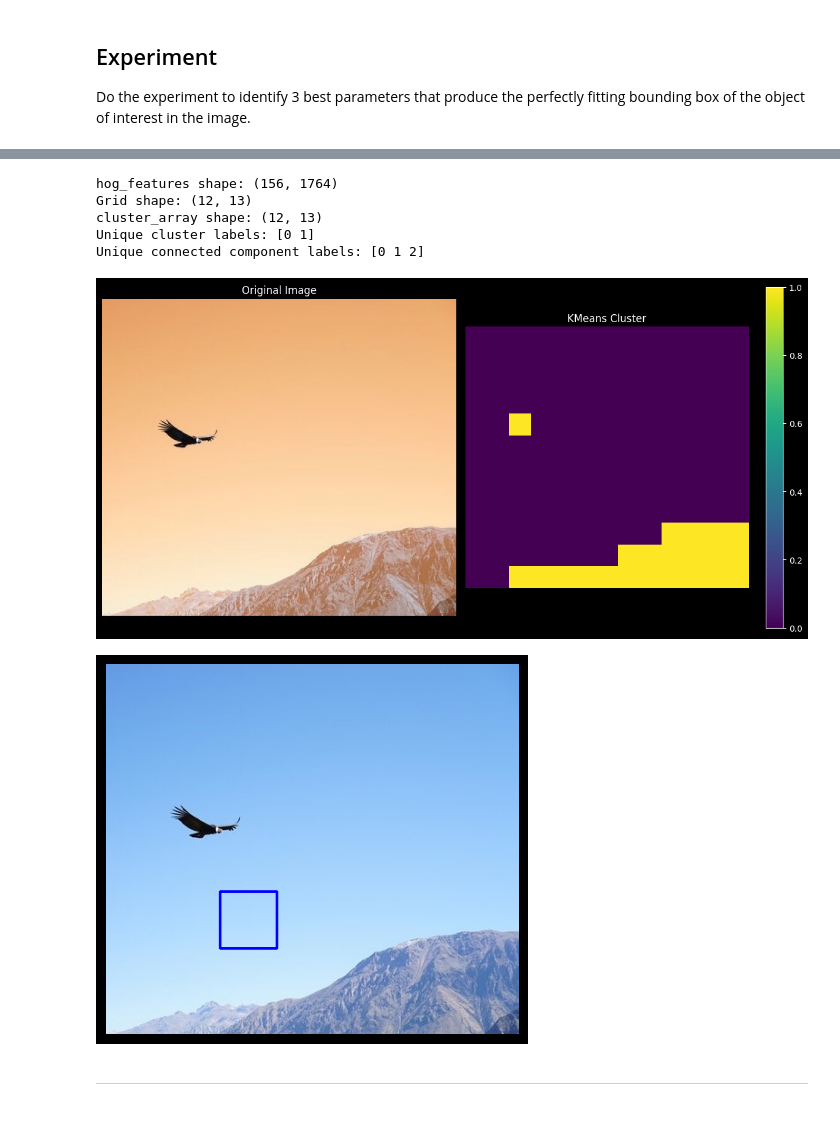
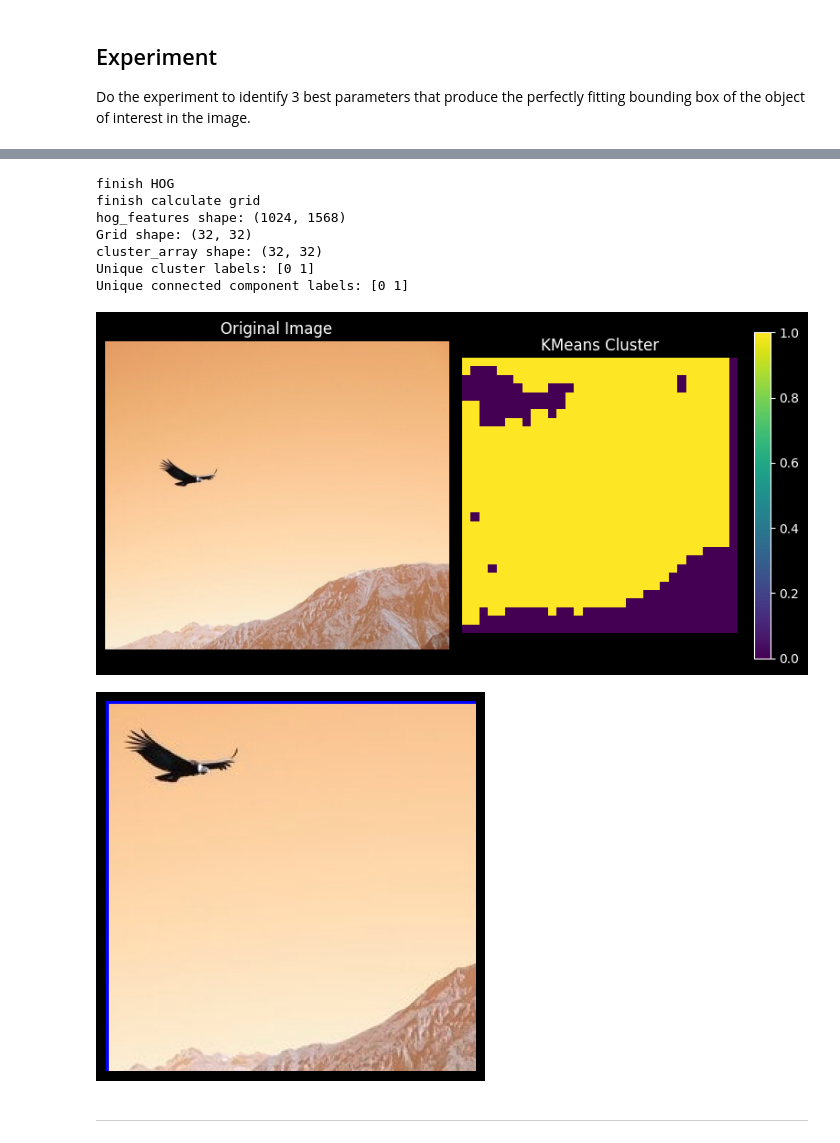
Before and after one commit to pomneii/Image-Processing, a Jupyter notebook: Lab3_Image-Segmentation/Lab3_Image Segmentation.ipynb, the cells around one changed output, grey strips where cells are left out. Saved outputs shown, nothing was run; the diff lists cells and outputs as text; code cells hidden in the pictures; blank space fills up the shorter version.

```diff
--- a/Lab3_Image-Segmentation/Lab3_Image Segmentation.ipynb
+++ b/Lab3_Image-Segmentation/Lab3_Image Segmentation.ipynb
@@ -27,7 +30,9 @@ image = cv2.imread("./asset/bird.jpg")
 rgb_img = cv2.cvtColor(image, cv2.COLOR_BGR2RGB)
 
 print(rgb_img.shape)
-# rgb_img = cv2.resize(rgb_img, (1200, 800))
+# rgb_img = cv2.resize(rgb_img, (800, 400))
+rgb_img = rgb_img[140:396, 60:316]
+print(rgb_img.shape)
 gray_img = cv2.cvtColor(rgb_img, cv2.COLOR_RGB2GRAY)
 plt.imshow(rgb_img)
 
@@ -201,8 +227,8 @@ Let's use `HOGSubimageExtractor()` in the cell below.
 </details>
 # %%
 ### START CODE HERE ###
-tile_size = (32, 32)
-stride = (32, 32)
+tile_size = (16, 16)
+stride = (16, 16)
 hog_extractor = HOGSubimageExtractor(rgb_img, tile_size, stride)
 num_grid = hog_extractor.get_num_grid()
 print(f'Number of grids: {num_grid}')
@@ -414,27 +404,29 @@ Unique connected component labels: [0 1 2]
 # %%
 ### START CODE HERE (64,64) 30 51 65 72###
 
-tile_size = (64, 64)
-stride = (32, 32)
+tile_size = (16, 16)
+stride = (8, 8)
 hog_extractor = HOGSubimageExtractor(rgb_img, tile_size, stride)
 num_grid = hog_extractor.get_num_grid()
 # print(f'Number of grids: {num_grid}')
 # hog_extractor.plot_hog_images()
 
 kmeans_cluster = KMeansCluster(hog_extractor, n_clusters=2, random_state=42)
 kmeans_cluster.plot_cluster_and_labels()
 bboxes = kmeans_cluster.get_bounding_boxes()
-boxed_image = draw_bbox(image,bboxes)
+boxed_image = draw_bbox(rgb_img,bboxes)
 
 ### END CODE HERE ###
 # %% [output]
-hog_features shape: (156, 1764)
-Grid shape: (12, 13)
-cluster_array shape: (12, 13)
+finish HOG
+finish calculate grid
+hog_features shape: (1024, 1568)
+Grid shape: (32, 32)
+cluster_array shape: (32, 32)
 Unique cluster labels: [0 1]
-Unique connected component labels: [0 1 2]
+Unique connected component labels: [0 1]
-[figure, old version]
+[figure, new version]
-[figure, old version]
+[figure, new version]
 # %%
 ### START CODE HERE ###
 
```
Also changed, not shown: parts of 9 cells of this notebook.
